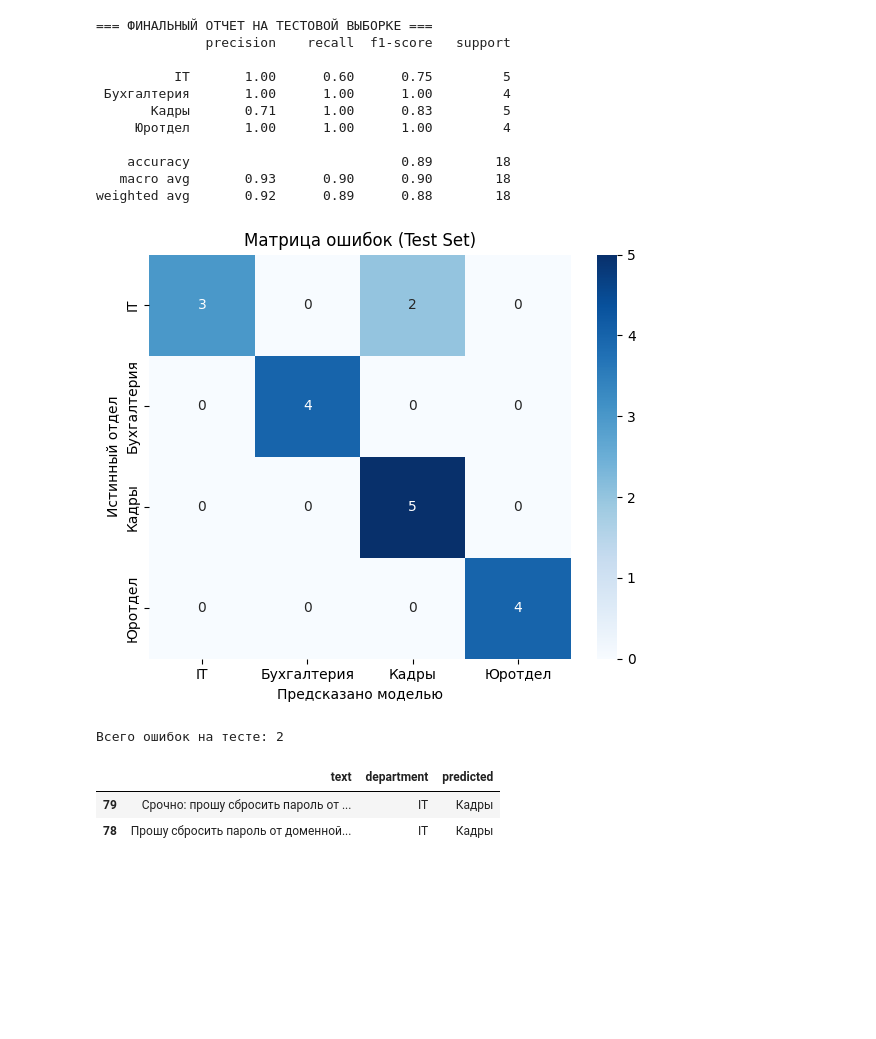
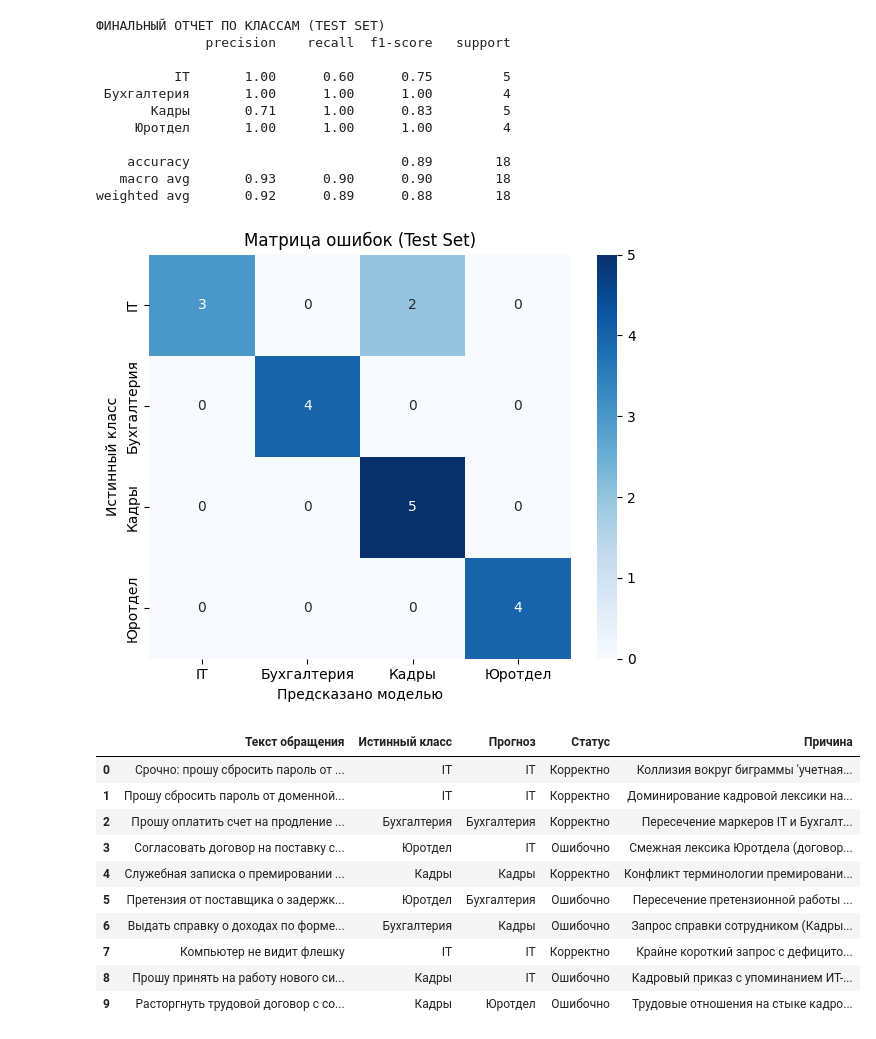
Before and after one commit to ilovemadfenmobile18-lab/doc-classification-ml, a Jupyter notebook: notebooks/01_eda_and_preprocessing.ipynb, the cells around one changed output. Drawn from its saved outputs; the diff is of its cells as text; code cells hidden in the pictures; blank space fills up the shorter version.

```diff
--- a/notebooks/01_eda_and_preprocessing.ipynb
+++ b/notebooks/01_eda_and_preprocessing.ipynb
@@ -163,13 +187,10 @@ metrics_df
 # %%
-import matplotlib.pyplot as plt
-import seaborn as sns
-from sklearn.metrics import classification_report, confusion_matrix
+# ФИНАЛЬНЫЙ ТЕСТ И МАТРИЦА ОШИБОК (TEST SET)
 
-# Берем лучшую модель
-best_model = trained_models["Linear SVC"]
+best_model = tuned_models["Linear SVC"]
 y_test_pred = best_model.predict(X_test)
 
-print("=== ФИНАЛЬНЫЙ ОТЧЕТ НА ТЕСТОВОЙ ВЫБОРКЕ ===")
+print("ФИНАЛЬНЫЙ ОТЧЕТ ПО КЛАССАМ (TEST SET)")
 print(classification_report(y_test, y_test_pred))
 
 # Построение матрицы ошибок
@@ -180,19 +201,12 @@ sns.heatmap(cm, annot=True, fmt='d', cmap='Blues',
             yticklabels=best_model.classes_)
 plt.title('Матрица ошибок (Test Set)')
 plt.xlabel('Предсказано моделью')
-plt.ylabel('Истинный отдел')
+plt.ylabel('Истинный класс')
 plt.tight_layout()
+plt.savefig('confusion_matrix.png', dpi=300)
 plt.show()
-
-# Ошибки классификации
-test_errors = test_df.copy()
-test_errors['predicted'] = y_test_pred
-errors_slice = test_errors[test_errors['department'] != test_errors['predicted']]
-
-print(f"\nВсего ошибок на тесте: {len(errors_slice)}")
-errors_slice[['text', 'department', 'predicted']]
 # %% [output]
-=== ФИНАЛЬНЫЙ ОТЧЕТ НА ТЕСТОВОЙ ВЫБОРКЕ ===
+ФИНАЛЬНЫЙ ОТЧЕТ ПО КЛАССАМ (TEST SET)
               precision    recall  f1-score   support
 
           IT       1.00      0.60      0.75         5
@@ -204,7 +218,46 @@ errors_slice[['text', 'department', 'predicted']]
    macro avg       0.93      0.90      0.90        18
 weighted avg       0.92      0.89      0.88        18
 [figure]
-Всего ошибок на тесте: 2
-|  | text | department | predicted |
-| 79 | Срочно: прошу сбросить пароль от ... | IT | Кадры |
-| 78 | Прошу сбросить пароль от доменной... | IT | Кадры |
+# %%
+# АНАЛИЗ 10 ХАРАКТЕРНЫХ ОШИБОК И ГРАНИЧНЫХ СЛУЧАЕВ
+
+stress_test_cases = [
+    {"text": "Срочно: прошу сбросить пароль от доменной учетной записи", "true_dept": "IT", "note": "Коллизия вокруг биграммы 'учетная запись'"},
+    {"text": "Прошу сбросить пароль от доменной учетной записи сотрудника", "true_dept": "IT", "note": "Доминирование кадровой лексики над системной"},
+    {"text": "Прошу оплатить счет на продление лицензий корпоративного антивируса", "true_dept": "Бухгалтерия", "note": "Пересечение маркеров IT и Бухгалтерии"},
+    {"text": "Согласовать договор на поставку серверных стоек и коммутаторов", "true_dept": "Юротдел", "note": "Смежная лексика Юротдела (договор) и IT (серверы)"},
+    {"text": "Служебная записка о премировании ведущего инженера-программиста", "true_dept": "Кадры", "note": "Конфликт терминологии премирования и должности"},
+    {"text": "Претензия от поставщика о задержке оплаты по акту выполненных работ", "true_dept": "Юротдел", "note": "Пересечение претензионной работы и взаиморасчетов"},
+    {"text": "Выдать справку о доходах по форме 2-НДФЛ для оформления визы", "true_dept": "Бухгалтерия", "note": "Запрос справки сотрудником (Кадры vs Расчет зарплаты)"},
+    {"text": "Компьютер не видит флешку", "true_dept": "IT", "note": "Крайне короткий запрос с дефицитом признаков"},
+    {"text": "Прошу принять на работу нового системного администратора в отдел инфраструктуры", "true_dept": "Кадры", "note": "Кадровый приказ с упоминанием ИТ-должности"},
+    {"text": "Расторгнуть трудовой договор с сотрудником в связи с нарушением регламента", "true_dept": "Кадры", "note": "Трудовые отношения на стыке кадров и регламентов"}
+]
+
+error_rows = []
+for item in stress_test_cases:
+    clean = preprocess_text(item["text"])
+    vec = vectorizer.transform([clean])
+    pred = best_model.predict(vec)[0]
+    error_rows.append({
+        "Текст обращения": item["text"],
+        "Истинный класс": item["true_dept"],
+        "Прогноз": pred,
+        "Статус": "Корректно" if pred == item["true_dept"] else "Ошибочно",
+        "Причина": item["note"]
+    })
+
+df_errors = pd.DataFrame(error_rows)
+display(df_errors)
+# %% [output]
+|  | Текст обращения | Истинный класс | Прогноз | Статус | Причина |
+| 0 | Срочно: прошу сбросить пароль от ... | IT | IT | Корректно | Коллизия вокруг биграммы 'учетная... |
+| 1 | Прошу сбросить пароль от доменной... | IT | IT | Корректно | Доминирование кадровой лексики на... |
+| 2 | Прошу оплатить счет на продление ... | Бухгалтерия | Бухгалтерия | Корректно | Пересечение маркеров IT и Бухгалт... |
+| 3 | Согласовать договор на поставку с... | Юротдел | IT | Ошибочно | Смежная лексика Юротдела (договор... |
+| 4 | Служебная записка о премировании ... | Кадры | Кадры | Корректно | Конфликт терминологии премировани... |
+| 5 | Претензия от поставщика о задержк... | Юротдел | Бухгалтерия | Ошибочно | Пересечение претензионной работы ... |
+| 6 | Выдать справку о доходах по форме... | Бухгалтерия | Кадры | Ошибочно | Запрос справки сотрудником (Кадры... |
+| 7 | Компьютер не видит флешку | IT | IT | Корректно | Крайне короткий запрос с дефицито... |
+| 8 | Прошу принять на работу нового си... | Кадры | IT | Ошибочно | Кадровый приказ с упоминанием ИТ-... |
+| 9 | Расторгнуть трудовой договор с со... | Кадры | Юротдел | Ошибочно | Трудовые отношения на стыке кадро... |
```
Also changed, not shown: parts of 12 cells of this notebook.
